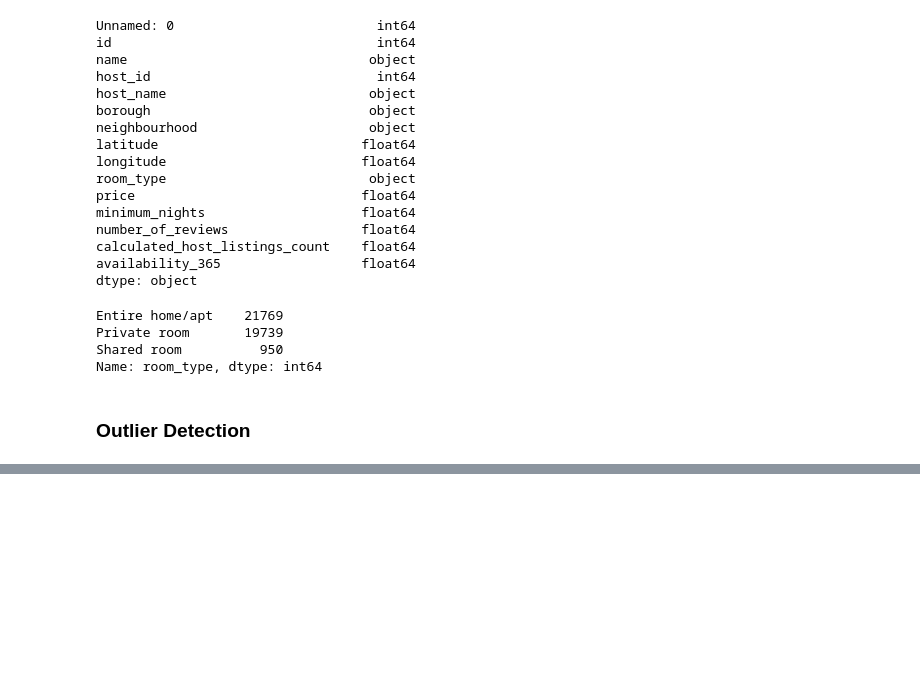
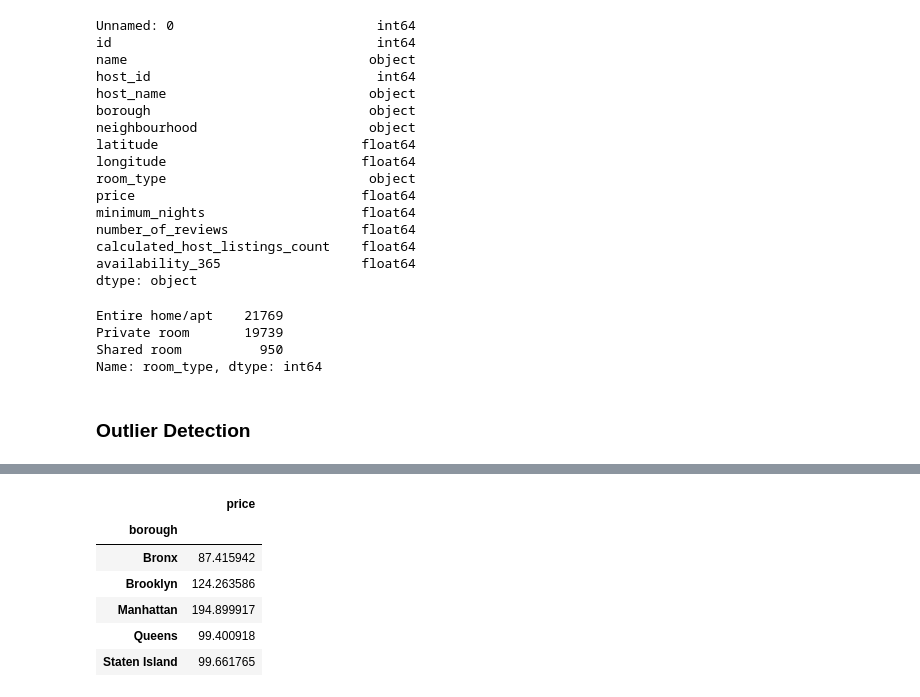
Before and after one commit to ussahil/Hospitality, a Jupyter notebook: hospitality.ipynb, the cells around one changed output, grey strips where cells are left out. Cells and saved outputs as stored; diff of their text form; code cells hidden in the pictures; blank space fills up the shorter version.

```diff
--- a/hospitality.ipynb
+++ b/hospitality.ipynb
@@ -480,0 +557,13 @@ Name: room_type, dtype: int64
+# %%
+# Borough vs Price
+pd.pivot_table(data=df_nfc,index=['borough'],values=['price'])
+
+# As expected Manhattan has the highest followed up by Brooklyn
+# %% [output]
+|  | price |
+| borough |  |
+| Bronx | 87.415942 |
+| Brooklyn | 124.263586 |
+| Manhattan | 194.899917 |
+| Queens | 99.400918 |
+| Staten Island | 99.661765 |
```
Also changed, not shown: parts of 19 cells of this notebook.
